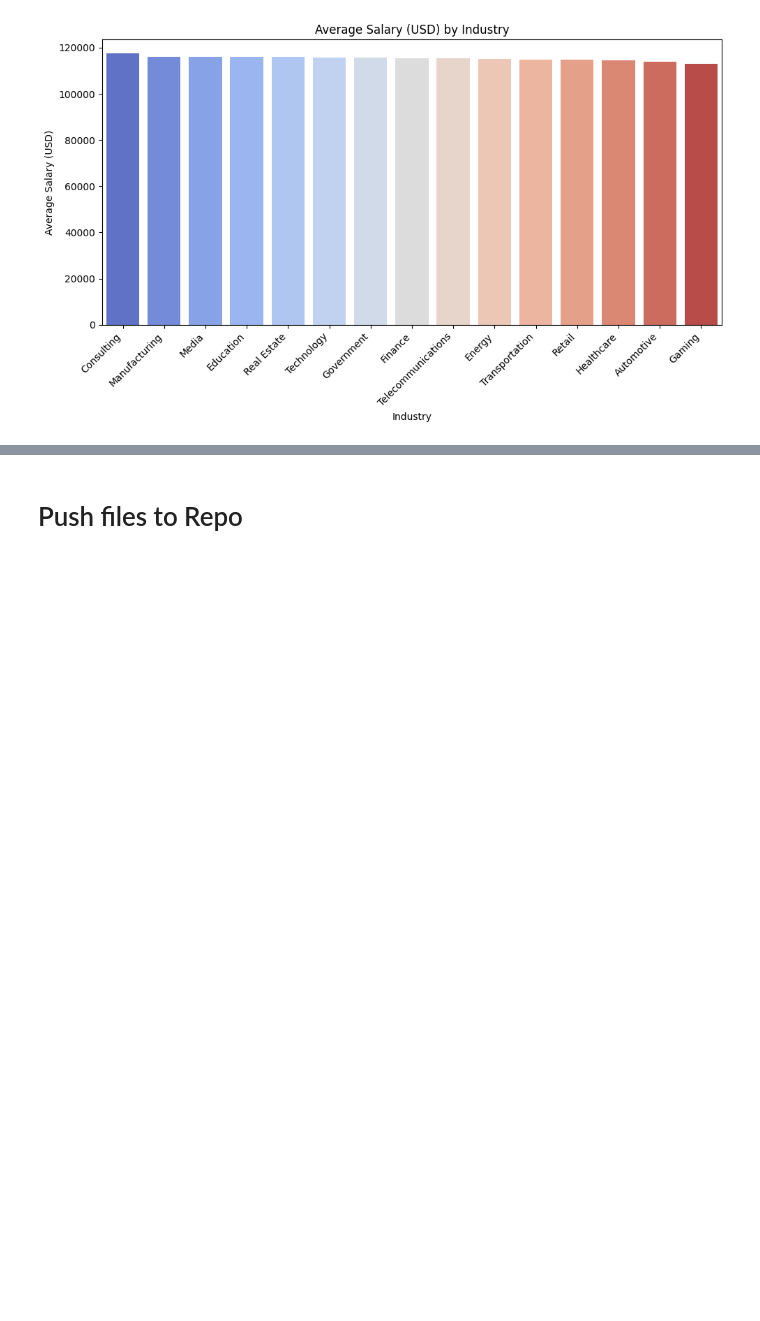
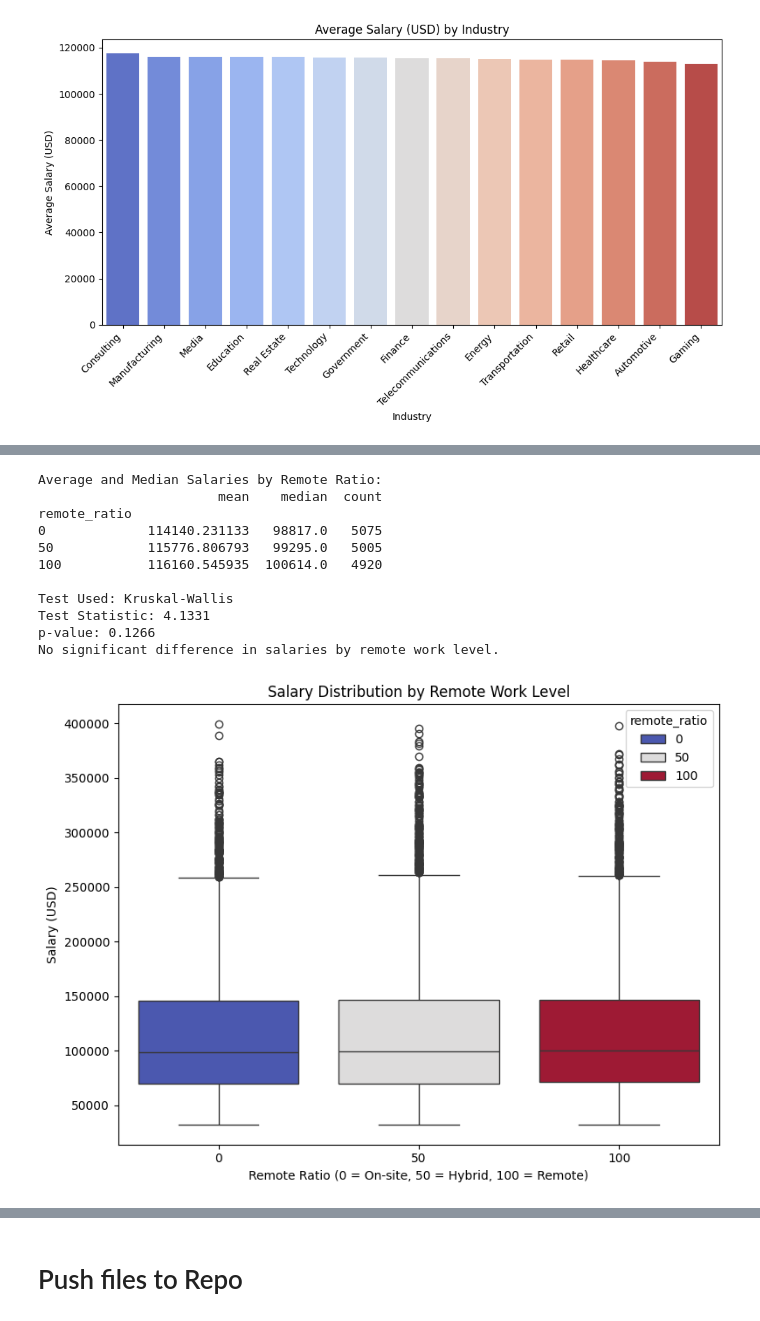
Before and after one commit to tanzilachand/Global-_AI_Job_Market_Salary_Trends_2025, a Jupyter notebook: jupyter_notebooks/Hypothesis_Testing.ipynb, the cells around one changed output, grey strips where cells are left out. Saved outputs shown, nothing was run; the diff lists cells and outputs as text; code cells hidden in the pictures; blank space fills up the shorter version.

```diff
--- a/jupyter_notebooks/Hypothesis_Testing.ipynb
+++ b/jupyter_notebooks/Hypothesis_Testing.ipynb
@@ -270,0 +298,50 @@ Result: No statistically significant difference in salaries across industries.
+# %%
+# Group by remote_ratio and compute descriptive stats
+remote_salary_stats = df.groupby("remote_ratio")["salary_usd"].agg(["mean", "median", "count"]).sort_index()
+print("Average and Median Salaries by Remote Ratio:")
+print(remote_salary_stats)
+# Prepare salary data for each remote level
+remote_groups = [group["salary_usd"].values for _, group in df.groupby("remote_ratio")]
+#  Normality check (Shapiro–Wilk test)
+normality_pvalues = [stats.shapiro(group[:500])[1] if len(group) > 3 else 1 for group in remote_groups]
+normal = all(p > 0.05 for p in normality_pvalues)
+
+# Run statistical test (ANOVA or Kruskal-Wallis)
+if normal:
+    test_name = "ANOVA"
+    test_stat, p_value = stats.f_oneway(*remote_groups)
+else:
+    test_name = "Kruskal-Wallis"
+    test_stat, p_value = stats.kruskal(*remote_groups)
+
+print(f"\nTest Used: {test_name}")
+print(f"Test Statistic: {test_stat:.4f}")
+print(f"p-value: {p_value:.4f}")
+
+# Interpretation
+if p_value < 0.05:
+    print("Salaries differ significantly by remote work level.")
+else:
+    print("No significant difference in salaries by remote work level.")
+
+#  Visualization (Boxplot)
+plt.figure(figsize=(8, 6))
+sns.boxplot(x="remote_ratio", y="salary_usd", data=df, hue="remote_ratio", palette="coolwarm")
+plt.title("Salary Distribution by Remote Work Level")
+plt.xlabel("Remote Ratio (0 = On-site, 50 = Hybrid, 100 = Remote)")
+plt.ylabel("Salary (USD)")
+plt.tight_layout()
+plt.show()
+# %% [output]
+Average and Median Salaries by Remote Ratio:
+                       mean    median  count
+remote_ratio
+0             114140.231133   98817.0   5075
+50            115776.806793   99295.0   5005
+100           116160.545935  100614.0   4920
+
+Test Used: Kruskal-Wallis
+Test Statistic: 4.1331
+p-value: 0.1266
+No significant difference in salaries by remote work level.
+[figure, added]
```
Also changed, not shown: parts of 5 cells of this notebook.
